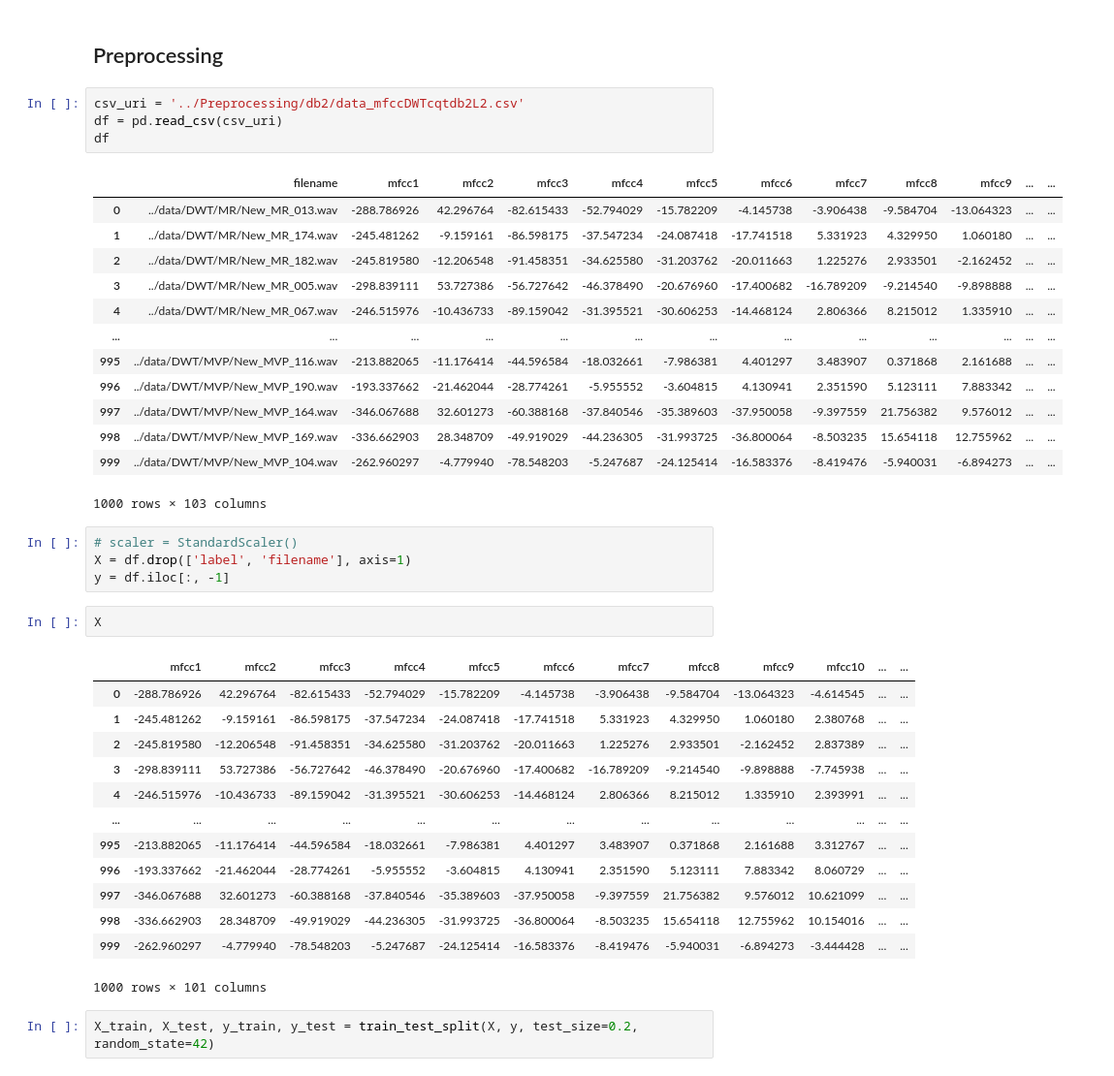
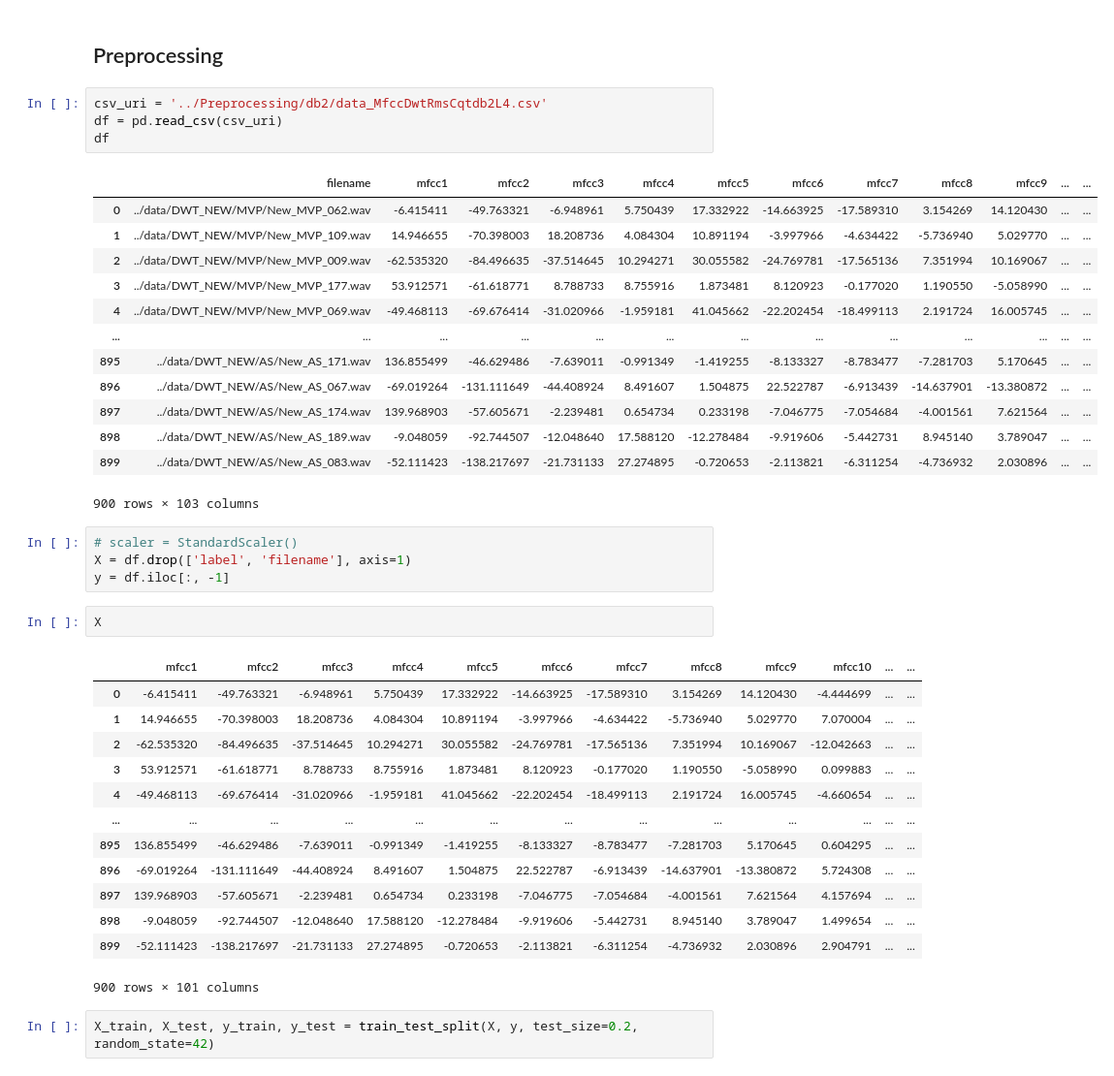
Before and after one commit to raflidev/vhd-machine-learning, a Jupyter notebook: Model/LSTM.ipynb, the cells around one changed output. Shown at 97% size. Cells and saved outputs as stored; diff of their text form.

```diff
--- a/Model/LSTM.ipynb
+++ b/Model/LSTM.ipynb
@@ -20,23 +20,23 @@ To enable the following instructions: AVX2 FMA, in other operations, rebuild Ten
 # %% [markdown]
 ## Preprocessing
 # %%
-csv_uri = '../Preprocessing/db2/data_mfccDWTcqtdb2L2.csv'
+csv_uri = '../Preprocessing/db2/data_MfccDwtRmsCqtdb2L4.csv'
 df = pd.read_csv(csv_uri)
 df
 # %% [output]
 |  | filename | mfcc1 | mfcc2 | mfcc3 | mfcc4 | mfcc5 | mfcc6 | mfcc7 | mfcc8 | mfcc9 | ... | ... |
-| 0 | ../data/DWT/MR/New_MR_013.wav | -288.786926 | 42.296764 | -82.615433 | -52.794029 | -15.782209 | -4.145738 | -3.906438 | -9.584704 | -13.064323 | ... | ... |
-| 1 | ../data/DWT/MR/New_MR_174.wav | -245.481262 | -9.159161 | -86.598175 | -37.547234 | -24.087418 | -17.741518 | 5.331923 | 4.329950 | 1.060180 | ... | ... |
-| 2 | ../data/DWT/MR/New_MR_182.wav | -245.819580 | -12.206548 | -91.458351 | -34.625580 | -31.203762 | -20.011663 | 1.225276 | 2.933501 | -2.162452 | ... | ... |
-| 3 | ../data/DWT/MR/New_MR_005.wav | -298.839111 | 53.727386 | -56.727642 | -46.378490 | -20.676960 | -17.400682 | -16.789209 | -9.214540 | -9.898888 | ... | ... |
-| 4 | ../data/DWT/MR/New_MR_067.wav | -246.515976 | -10.436733 | -89.159042 | -31.395521 | -30.606253 | -14.468124 | 2.806366 | 8.215012 | 1.335910 | ... | ... |
+| 0 | ../data/DWT_NEW/MVP/New_MVP_062.wav | -6.415411 | -49.763321 | -6.948961 | 5.750439 | 17.332922 | -14.663925 | -17.589310 | 3.154269 | 14.120430 | ... | ... |
+| 1 | ../data/DWT_NEW/MVP/New_MVP_109.wav | 14.946655 | -70.398003 | 18.208736 | 4.084304 | 10.891194 | -3.997966 | -4.634422 | -5.736940 | 5.029770 | ... | ... |
+| 2 | ../data/DWT_NEW/MVP/New_MVP_009.wav | -62.535320 | -84.496635 | -37.514645 | 10.294271 | 30.055582 | -24.769781 | -17.565136 | 7.351994 | 10.169067 | ... | ... |
+| 3 | ../data/DWT_NEW/MVP/New_MVP_177.wav | 53.912571 | -61.618771 | 8.788733 | 8.755916 | 1.873481 | 8.120923 | -0.177020 | 1.190550 | -5.058990 | ... | ... |
+| 4 | ../data/DWT_NEW/MVP/New_MVP_069.wav | -49.468113 | -69.676414 | -31.020966 | -1.959181 | 41.045662 | -22.202454 | -18.499113 | 2.191724 | 16.005745 | ... | ... |
 | ... | ... | ... | ... | ... | ... | ... | ... | ... | ... | ... | ... | ... |
-| 995 | ../data/DWT/MVP/New_MVP_116.wav | -213.882065 | -11.176414 | -44.596584 | -18.032661 | -7.986381 | 4.401297 | 3.483907 | 0.371868 | 2.161688 | ... | ... |
-| 996 | ../data/DWT/MVP/New_MVP_190.wav | -193.337662 | -21.462044 | -28.774261 | -5.955552 | -3.604815 | 4.130941 | 2.351590 | 5.123111 | 7.883342 | ... | ... |
-| 997 | ../data/DWT/MVP/New_MVP_164.wav | -346.067688 | 32.601273 | -60.388168 | -37.840546 | -35.389603 | -37.950058 | -9.397559 | 21.756382 | 9.576012 | ... | ... |
-| 998 | ../data/DWT/MVP/New_MVP_169.wav | -336.662903 | 28.348709 | -49.919029 | -44.236305 | -31.993725 | -36.800064 | -8.503235 | 15.654118 | 12.755962 | ... | ... |
-| 999 | ../data/DWT/MVP/New_MVP_104.wav | -262.960297 | -4.779940 | -78.548203 | -5.247687 | -24.125414 | -16.583376 | -8.419476 | -5.940031 | -6.894273 | ... | ... |
+| 895 | ../data/DWT_NEW/AS/New_AS_171.wav | 136.855499 | -46.629486 | -7.639011 | -0.991349 | -1.419255 | -8.133327 | -8.783477 | -7.281703 | 5.170645 | ... | ... |
+| 896 | ../data/DWT_NEW/AS/New_AS_067.wav | -69.019264 | -131.111649 | -44.408924 | 8.491607 | 1.504875 | 22.522787 | -6.913439 | -14.637901 | -13.380872 | ... | ... |
+| 897 | ../data/DWT_NEW/AS/New_AS_174.wav | 139.968903 | -57.605671 | -2.239481 | 0.654734 | 0.233198 | -7.046775 | -7.054684 | -4.001561 | 7.621564 | ... | ... |
+| 898 | ../data/DWT_NEW/AS/New_AS_189.wav | -9.048059 | -92.744507 | -12.048640 | 17.588120 | -12.278484 | -9.919606 | -5.442731 | 8.945140 | 3.789047 | ... | ... |
+| 899 | ../data/DWT_NEW/AS/New_AS_083.wav | -52.111423 | -138.217697 | -21.731133 | 27.274895 | -0.720653 | -2.113821 | -6.311254 | -4.736932 | 2.030896 | ... | ... |
-1000 rows × 103 columns
+900 rows × 103 columns
 # %%
 # scaler = StandardScaler()
 X = df.drop(['label', 'filename'], axis=1)
@@ -45,18 +45,18 @@ y = df.iloc[:, -1]
 X
 # %% [output]
 |  | mfcc1 | mfcc2 | mfcc3 | mfcc4 | mfcc5 | mfcc6 | mfcc7 | mfcc8 | mfcc9 | mfcc10 | ... | ... |
-| 0 | -288.786926 | 42.296764 | -82.615433 | -52.794029 | -15.782209 | -4.145738 | -3.906438 | -9.584704 | -13.064323 | -4.614545 | ... | ... |
-| 1 | -245.481262 | -9.159161 | -86.598175 | -37.547234 | -24.087418 | -17.741518 | 5.331923 | 4.329950 | 1.060180 | 2.380768 | ... | ... |
-| 2 | -245.819580 | -12.206548 | -91.458351 | -34.625580 | -31.203762 | -20.011663 | 1.225276 | 2.933501 | -2.162452 | 2.837389 | ... | ... |
-| 3 | -298.839111 | 53.727386 | -56.727642 | -46.378490 | -20.676960 | -17.400682 | -16.789209 | -9.214540 | -9.898888 | -7.745938 | ... | ... |
-| 4 | -246.515976 | -10.436733 | -89.159042 | -31.395521 | -30.606253 | -14.468124 | 2.806366 | 8.215012 | 1.335910 | 2.393991 | ... | ... |
+| 0 | -6.415411 | -49.763321 | -6.948961 | 5.750439 | 17.332922 | -14.663925 | -17.589310 | 3.154269 | 14.120430 | -4.444699 | ... | ... |
+| 1 | 14.946655 | -70.398003 | 18.208736 | 4.084304 | 10.891194 | -3.997966 | -4.634422 | -5.736940 | 5.029770 | 7.070004 | ... | ... |
+| 2 | -62.535320 | -84.496635 | -37.514645 | 10.294271 | 30.055582 | -24.769781 | -17.565136 | 7.351994 | 10.169067 | -12.042663 | ... | ... |
+| 3 | 53.912571 | -61.618771 | 8.788733 | 8.755916 | 1.873481 | 8.120923 | -0.177020 | 1.190550 | -5.058990 | 0.099883 | ... | ... |
+| 4 | -49.468113 | -69.676414 | -31.020966 | -1.959181 | 41.045662 | -22.202454 | -18.499113 | 2.191724 | 16.005745 | -4.660654 | ... | ... |
 | ... | ... | ... | ... | ... | ... | ... | ... | ... | ... | ... | ... | ... |
-| 995 | -213.882065 | -11.176414 | -44.596584 | -18.032661 | -7.986381 | 4.401297 | 3.483907 | 0.371868 | 2.161688 | 3.312767 | ... | ... |
-| 996 | -193.337662 | -21.462044 | -28.774261 | -5.955552 | -3.604815 | 4.130941 | 2.351590 | 5.123111 | 7.883342 | 8.060729 | ... | ... |
-| 997 | -346.067688 | 32.601273 | -60.388168 | -37.840546 | -35.389603 | -37.950058 | -9.397559 | 21.756382 | 9.576012 | 10.621099 | ... | ... |
-| 998 | -336.662903 | 28.348709 | -49.919029 | -44.236305 | -31.993725 | -36.800064 | -8.503235 | 15.654118 | 12.755962 | 10.154016 | ... | ... |
-| 999 | -262.960297 | -4.779940 | -78.548203 | -5.247687 | -24.125414 | -16.583376 | -8.419476 | -5.940031 | -6.894273 | -3.444428 | ... | ... |
+| 895 | 136.855499 | -46.629486 | -7.639011 | -0.991349 | -1.419255 | -8.133327 | -8.783477 | -7.281703 | 5.170645 | 0.604295 | ... | ... |
+| 896 | -69.019264 | -131.111649 | -44.408924 | 8.491607 | 1.504875 | 22.522787 | -6.913439 | -14.637901 | -13.380872 | 5.724308 | ... | ... |
+| 897 | 139.968903 | -57.605671 | -2.239481 | 0.654734 | 0.233198 | -7.046775 | -7.054684 | -4.001561 | 7.621564 | 4.157694 | ... | ... |
+| 898 | -9.048059 | -92.744507 | -12.048640 | 17.588120 | -12.278484 | -9.919606 | -5.442731 | 8.945140 | 3.789047 | 1.499654 | ... | ... |
+| 899 | -52.111423 | -138.217697 | -21.731133 | 27.274895 | -0.720653 | -2.113821 | -6.311254 | -4.736932 | 2.030896 | 2.904791 | ... | ... |
-1000 rows × 101 columns
+900 rows × 101 columns
 # %%
 X_train, X_test, y_train, y_test = train_test_split(X, y, test_size=0.2, random_state=42)
 # %%
```
Also changed, not shown: parts of 15 cells of this notebook, 12 other files.
